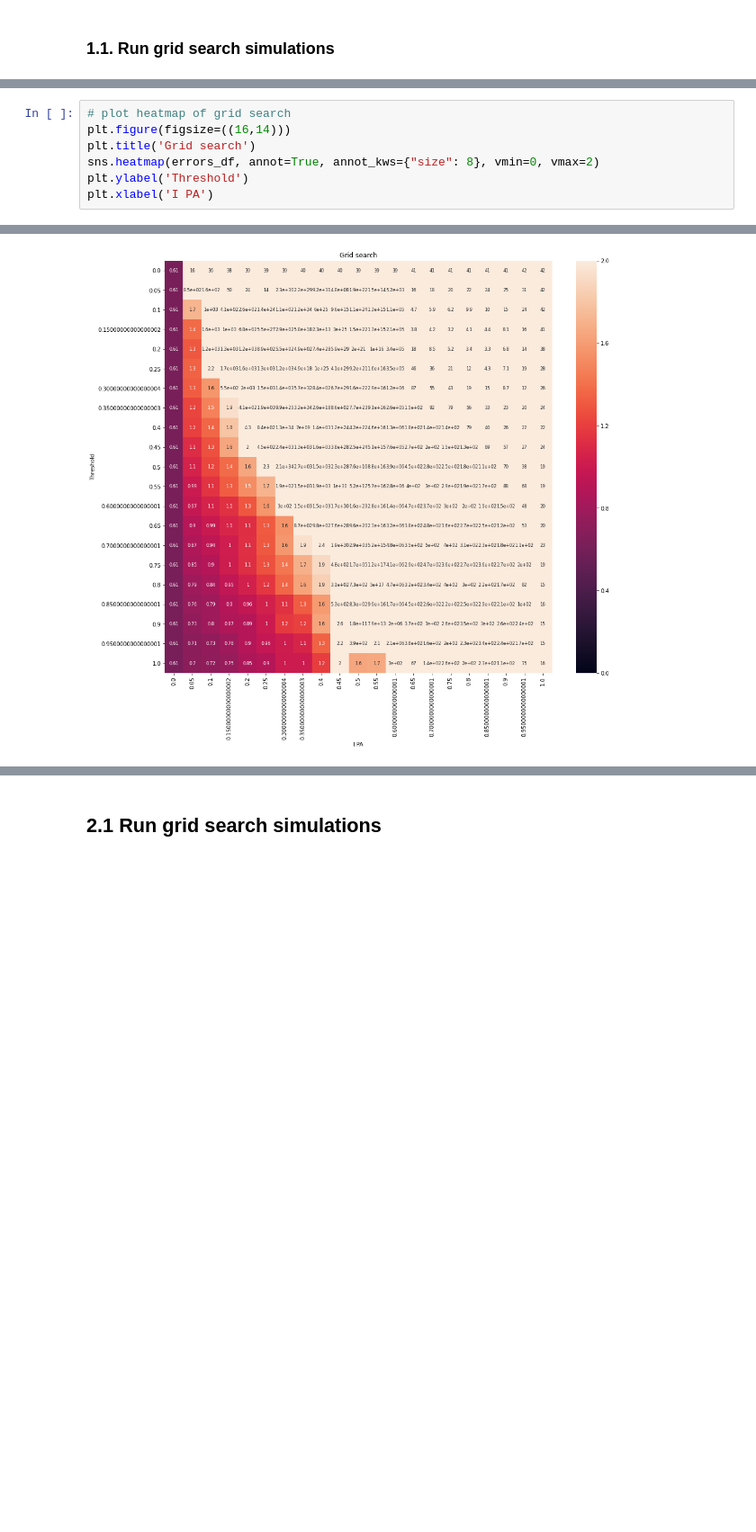
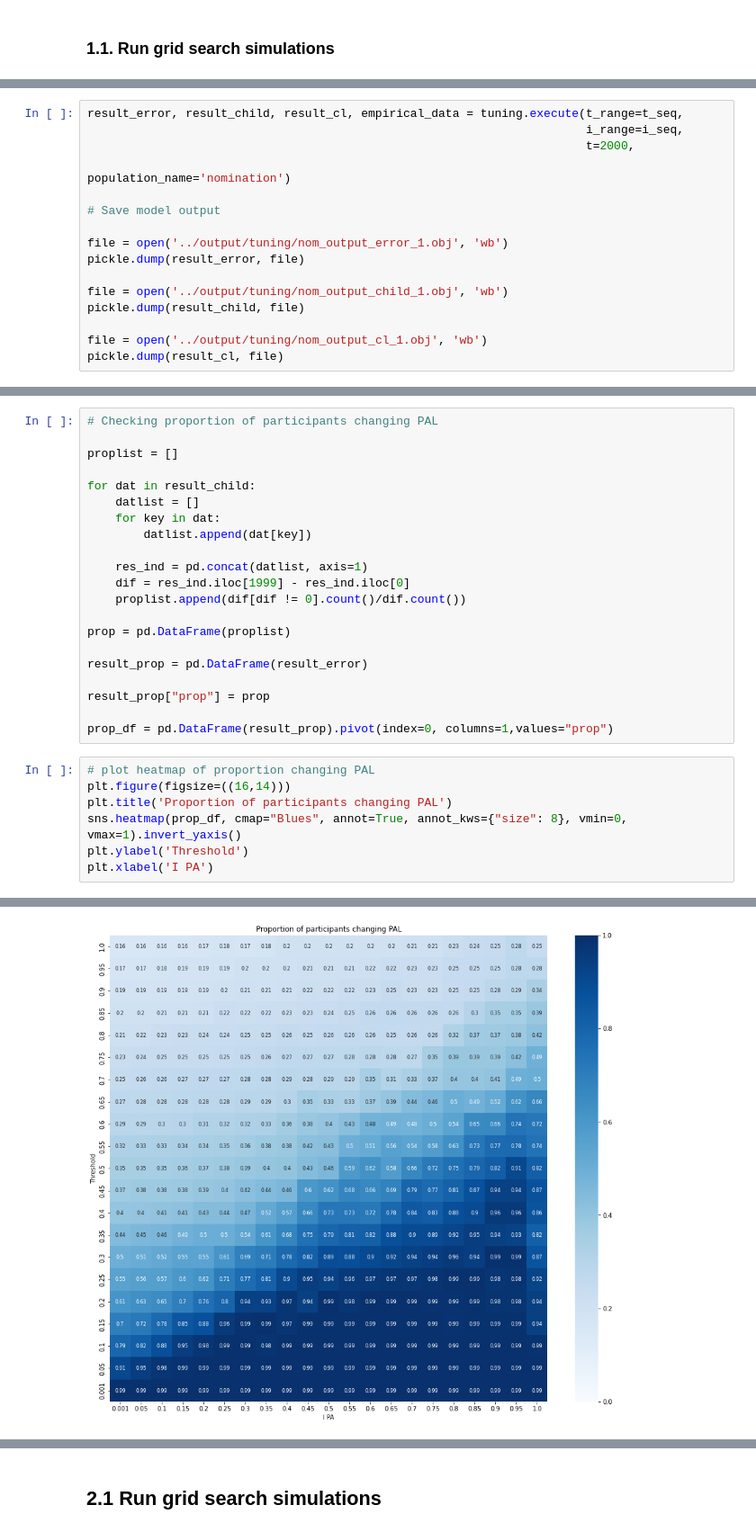
Before and after one commit to MovezNetwork/ABM-PA, a Jupyter notebook: notebooks/tuning_nom_network.ipynb, the cells around one changed output, grey strips where cells are left out. Shown at 90% size. Drawn from its saved outputs; the diff is of its cells as text; blank space fills up the shorter version.

```diff
--- a/notebooks/tuning_nom_network.ipynb
+++ b/notebooks/tuning_nom_network.ipynb
@@ -59,0 +36,16 @@ thres_PA: 1.0 I_PA: 1.0 error: 15.515982074120869 runtime: 8.262525081634521
+# %%
+result_error, result_child, result_cl, empirical_data = tuning.execute(t_range=t_seq,
+                                                                       i_range=i_seq,
+                                                                       t=2000,
+                                                                       population_name='nomination')
+
+# Save model output
+
+file = open('../output/tuning/nom_output_error_1.obj', 'wb')
+pickle.dump(result_error, file)
+
+file = open('../output/tuning/nom_output_child_1.obj', 'wb')
+pickle.dump(result_child, file)
+
+file = open('../output/tuning/nom_output_cl_1.obj', 'wb')
+pickle.dump(result_cl, file)
@@ -86,11 +92,32 @@ errors_df
+# %%
+# Checking proportion of participants changing PAL
+
+proplist = []
+
+for dat in result_child:
+    datlist = []
+    for key in dat:
+        datlist.append(dat[key])
+
+    res_ind = pd.concat(datlist, axis=1)
+    dif = res_ind.iloc[1999] - res_ind.iloc[0]
+    proplist.append(dif[dif != 0].count()/dif.count())
+
+prop = pd.DataFrame(proplist)
+
+result_prop = pd.DataFrame(result_error)
+
+result_prop["prop"] = prop
+
+prop_df = pd.DataFrame(result_prop).pivot(index=0, columns=1,values="prop")
 # %%
-# plot heatmap of grid search
+# plot heatmap of proportion changing PAL
 plt.figure(figsize=((16,14)))
-plt.title('Grid search')
-sns.heatmap(errors_df, annot=True, annot_kws={"size": 8}, vmin=0, vmax=2)
+plt.title('Proportion of participants changing PAL')
+sns.heatmap(prop_df, cmap="Blues", annot=True, annot_kws={"size": 8}, vmin=0, vmax=1).invert_yaxis()
 plt.ylabel('Threshold')
 plt.xlabel('I PA')
 # %% [output]
 Text(0.5, 105.0, 'I PA')
-[figure, old version]
+[figure, new version]
 # %%
```
Also changed, not shown: parts of 27 cells of this notebook, 18 other files.
